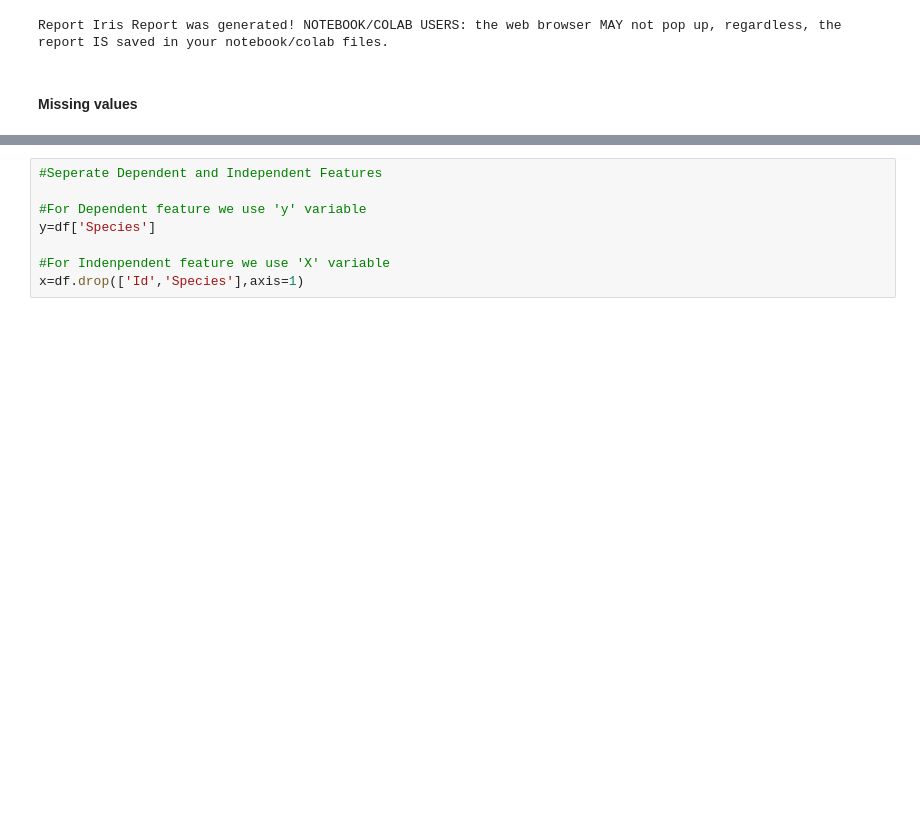
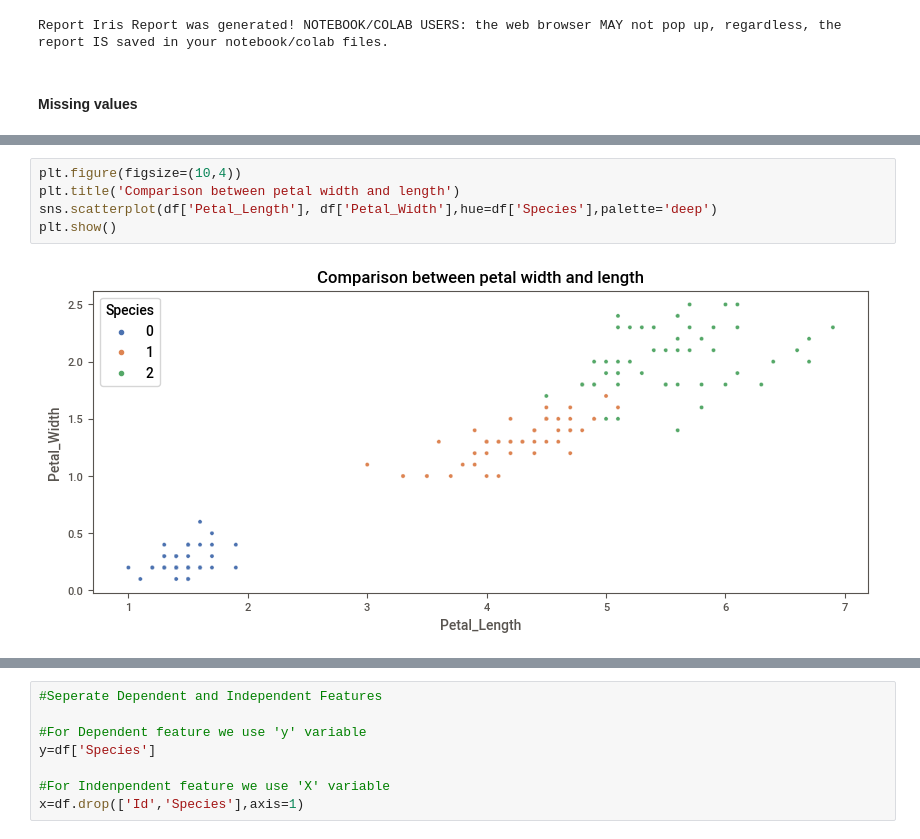
Before and after one commit to kumarg160491/LGMVIP-DataScience, a Jupyter notebook: Iris Dataset.ipynb, the cells around one changed output, grey strips where cells are left out. Drawn from its saved outputs; the diff is of its cells as text; blank space fills up the shorter version.

```diff
--- a/Iris Dataset.ipynb
+++ b/Iris Dataset.ipynb
@@ -64,3 +81,10 @@ dtype: int64
+# %%
+plt.figure(figsize=(10,4))
+plt.title('Comparison between petal width and length')
+sns.scatterplot(df['Petal_Length'], df['Petal_Width'],hue=df['Species'],palette='deep')
+plt.show()
+# %% [output]
+[figure, added]
 # %%
 #correlation between features
 sns.heatmap(df.corr(),annot=True,vmin=-1,vmax=1,cmap='viridis')
```
Also changed, not shown: parts of 14 cells of this notebook.
